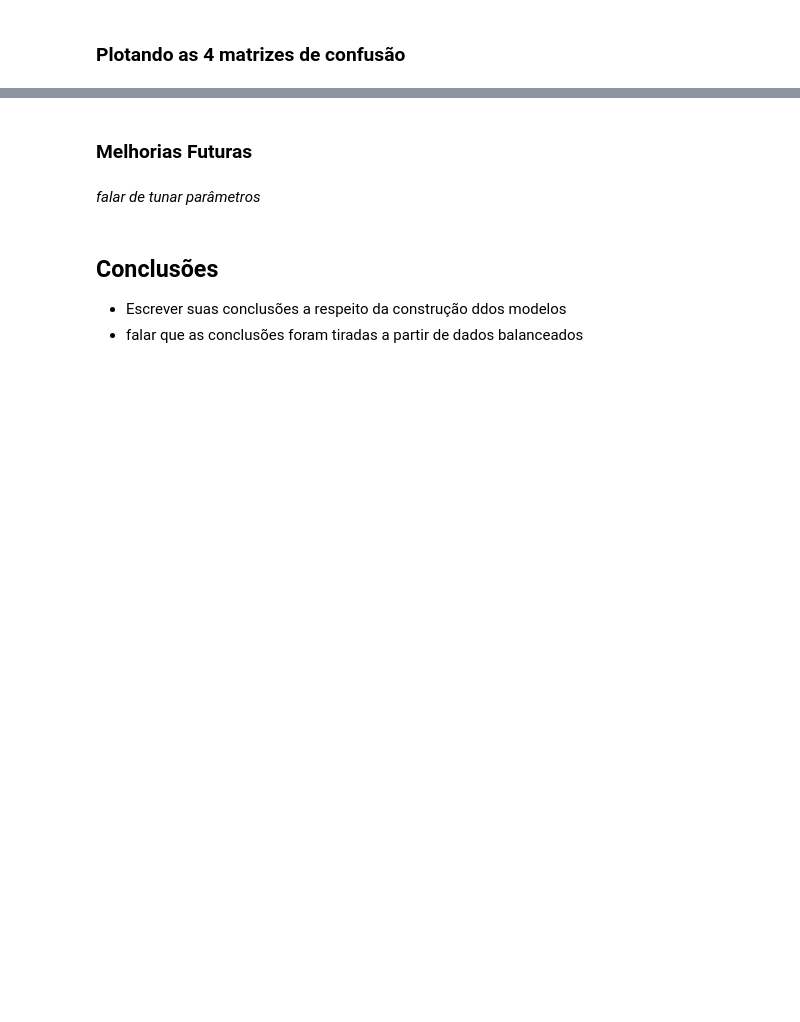
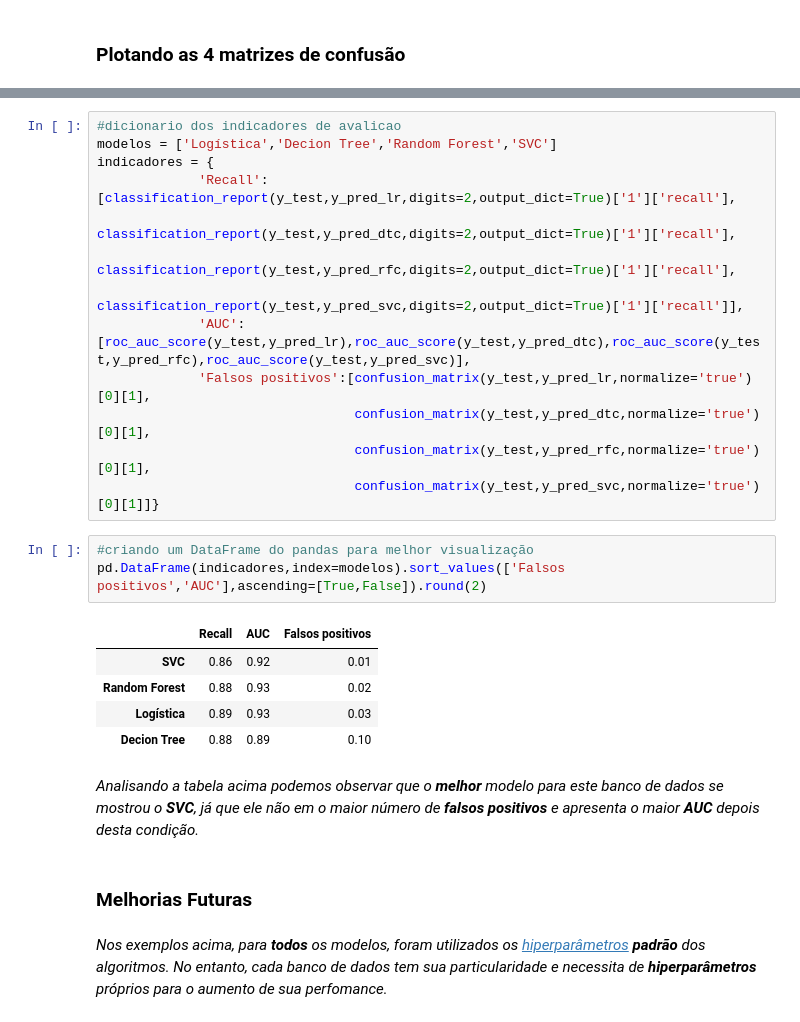
Before and after one commit to FerrazThales/Deteccao_de_fraudes_em_cartoes_de_credito, a Jupyter notebook: Detecção_de_Fraude_em_Cartões_de_Crédito.ipynb, the cells around one changed output, grey strips where cells are left out. Cells and saved outputs as stored; diff of their text form; blank space fills up the shorter version.

```diff
--- a/Detecção_de_Fraude_em_Cartões_de_Crédito.ipynb
+++ b/Detecção_de_Fraude_em_Cartões_de_Crédito.ipynb
@@ -741,9 +743,28 @@ Explicação que nem sempre os modelos ensemble são melhores que os mais simple
+# %%
+#dicionario dos indicadores de avalicao
+modelos = ['Logística','Decion Tree','Random Forest','SVC']
+indicadores = {
+             'Recall':[classification_report(y_test,y_pred_lr,digits=2,output_dict=True)['1']['recall'],
+                       classification_report(y_test,y_pred_dtc,digits=2,output_dict=True)['1']['recall'],
+                       classification_report(y_test,y_pred_rfc,digits=2,output_dict=True)['1']['recall'],
+                       classification_report(y_test,y_pred_svc,digits=2,output_dict=True)['1']['recall']],
+             'AUC':[roc_auc_score(y_test,y_pred_lr),roc_auc_score(y_test,y_pred_dtc),roc_auc_score(y_test,y_pred_rfc),roc_auc_score(y_test,y_pred_svc)],
+             'Falsos positivos':[confusion_matrix(y_test,y_pred_lr,normalize='true')[0][1],
+                                 confusion_matrix(y_test,y_pred_dtc,normalize='true')[0][1],
+                                 confusion_matrix(y_test,y_pred_rfc,normalize='true')[0][1],
+                                 confusion_matrix(y_test,y_pred_svc,normalize='true')[0][1]]}
+# %%
+#criando um DataFrame do pandas para melhor visualização
+pd.DataFrame(indicadores,index=modelos).sort_values(['Falsos positivos','AUC'],ascending=[True,False]).round(2)
+# %% [output]
+|  | Recall | AUC | Falsos positivos |
+| SVC | 0.86 | 0.92 | 0.01 |
+| Random Forest | 0.88 | 0.93 | 0.02 |
+| Logística | 0.89 | 0.93 | 0.03 |
+| Decion Tree | 0.88 | 0.89 | 0.10 |
+# %% [markdown]
+*Analisando a tabela acima podemos observar que o **melhor** modelo para este banco de dados se mostrou o **SVC**, já que ele não em o maior número de **falsos positivos** e apresenta o maior **AUC** depois desta condição.*
 # %% [markdown]
 ### Melhorias Futuras
-# %% [markdown]
-*falar de tunar parâmetros*
-# %% [markdown]
-## Conclusões
-
-* Escrever suas conclusões a respeito da construção ddos modelos
-* falar que as conclusões foram tiradas a partir de dados balanceados
+# %% [markdown]
+*Nos exemplos acima, para **todos** os modelos, foram utilizados os [hiperparâmetros](https://www.jeremyjordan.me/hyperparameter-tuning/) **padrão** dos algoritmos. No entanto, cada banco de dados tem sua particularidade e necessita de **hiperparâmetros** próprios para o aumento de sua perfomance.*
```
Also changed, not shown: parts of 30 cells of this notebook.
